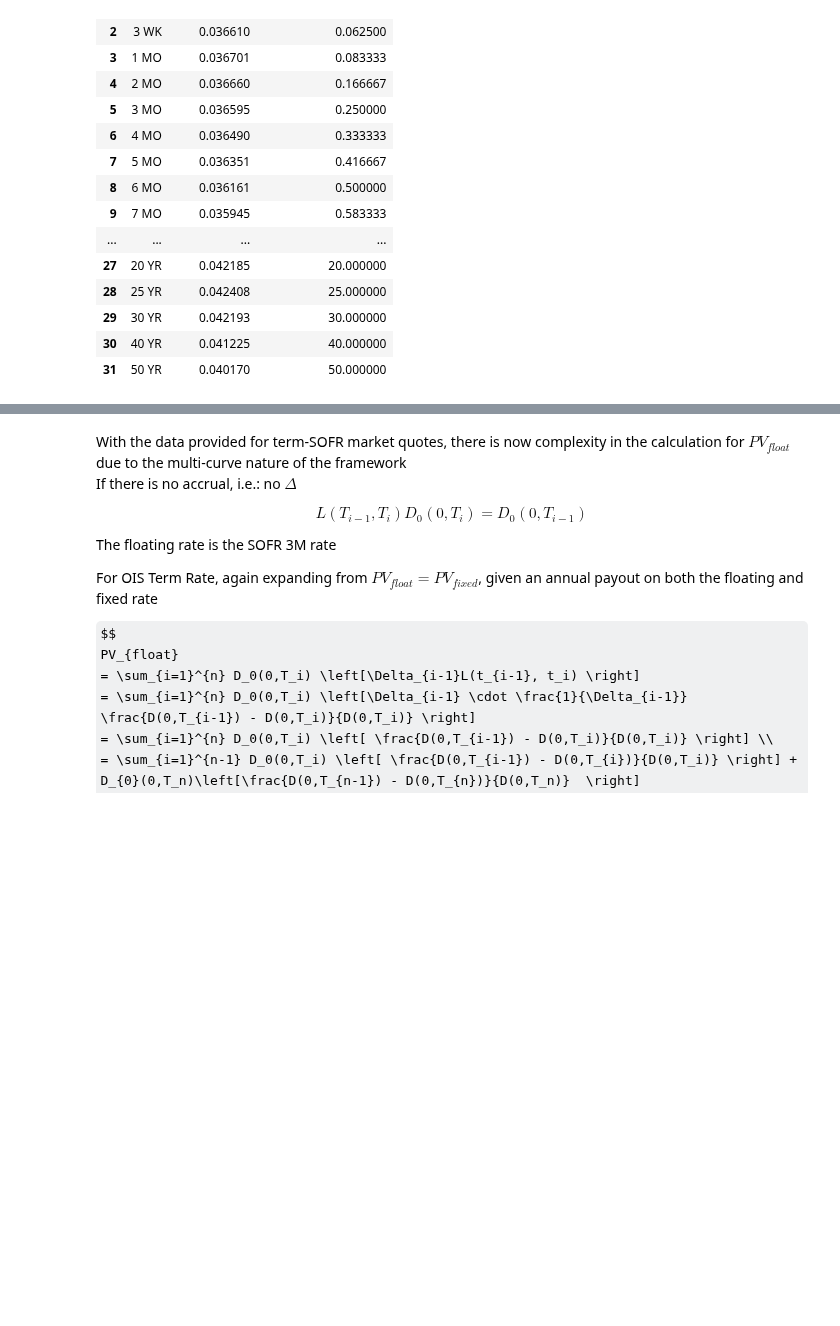
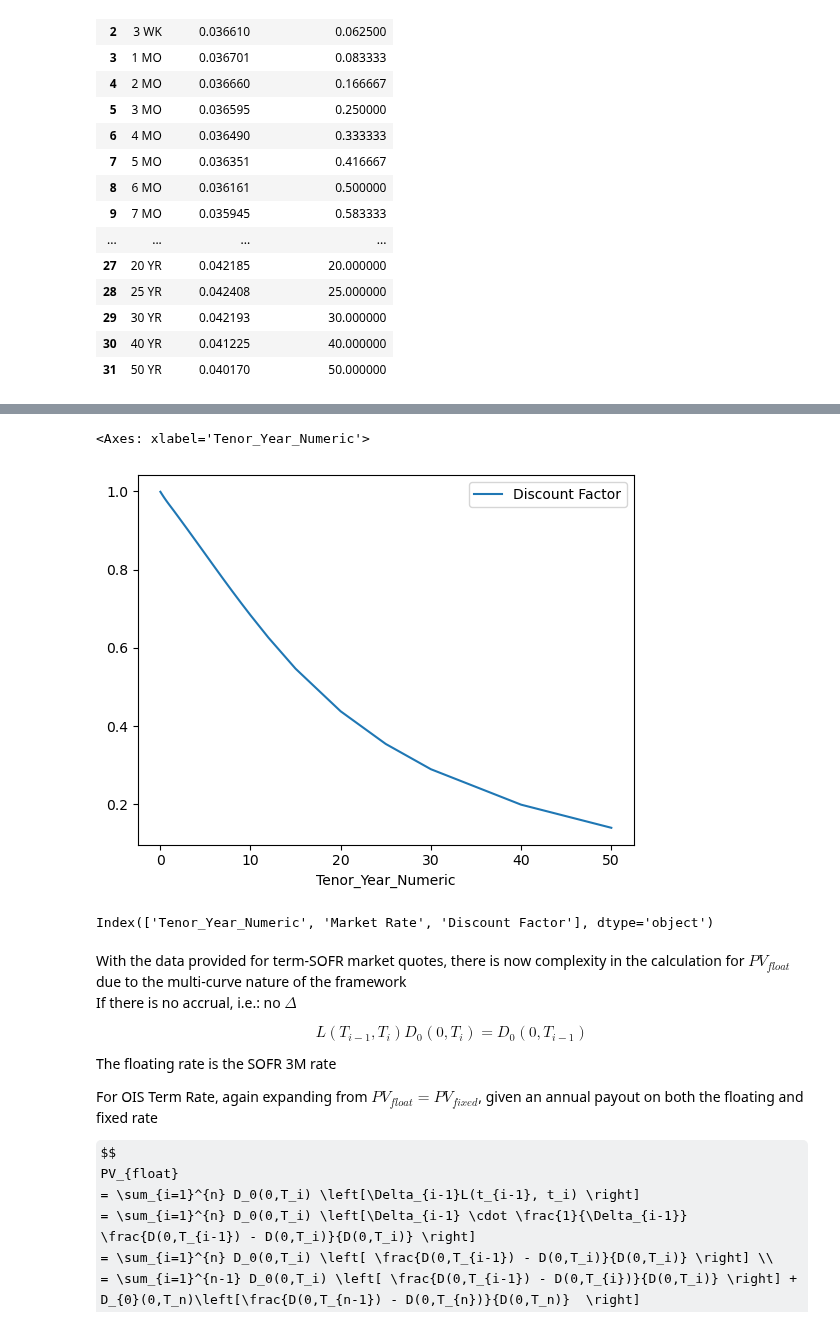
Before and after one commit to Gregtwl/QF605_Assignment, a Jupyter notebook: Answer_Deck.ipynb, the cells around one changed output, grey strips where cells are left out. Saved outputs shown, nothing was run; the diff lists cells and outputs as text; code cells hidden in the pictures; some formulas as TeX source; blank space fills up the shorter version.

```diff
--- a/Answer_Deck.ipynb
+++ b/Answer_Deck.ipynb
@@ -399,3 +405,12 @@ ois_sofr_recalculated.head(10)
+# %%
+ois_sofr_recalculated.plot(x = 'Tenor_Year_Numeric', y = 'Discount Factor')
+# %% [output]
+<Axes: xlabel='Tenor_Year_Numeric'>
+[figure, added]
+# %%
+ois_sofr_recalculated.columns
+# %% [output]
+Index(['Tenor_Year_Numeric', 'Market Rate', 'Discount Factor'], dtype='object')
 # %% [markdown]
 With the data provided for term-SOFR market quotes, there is now complexity in the calculation for $PV_{float}$ due to the multi-curve nature of the framework <br>
 If there is no accrual, i.e.: no $\Delta$
```
Also changed, not shown: parts of 1 cell of this notebook.
